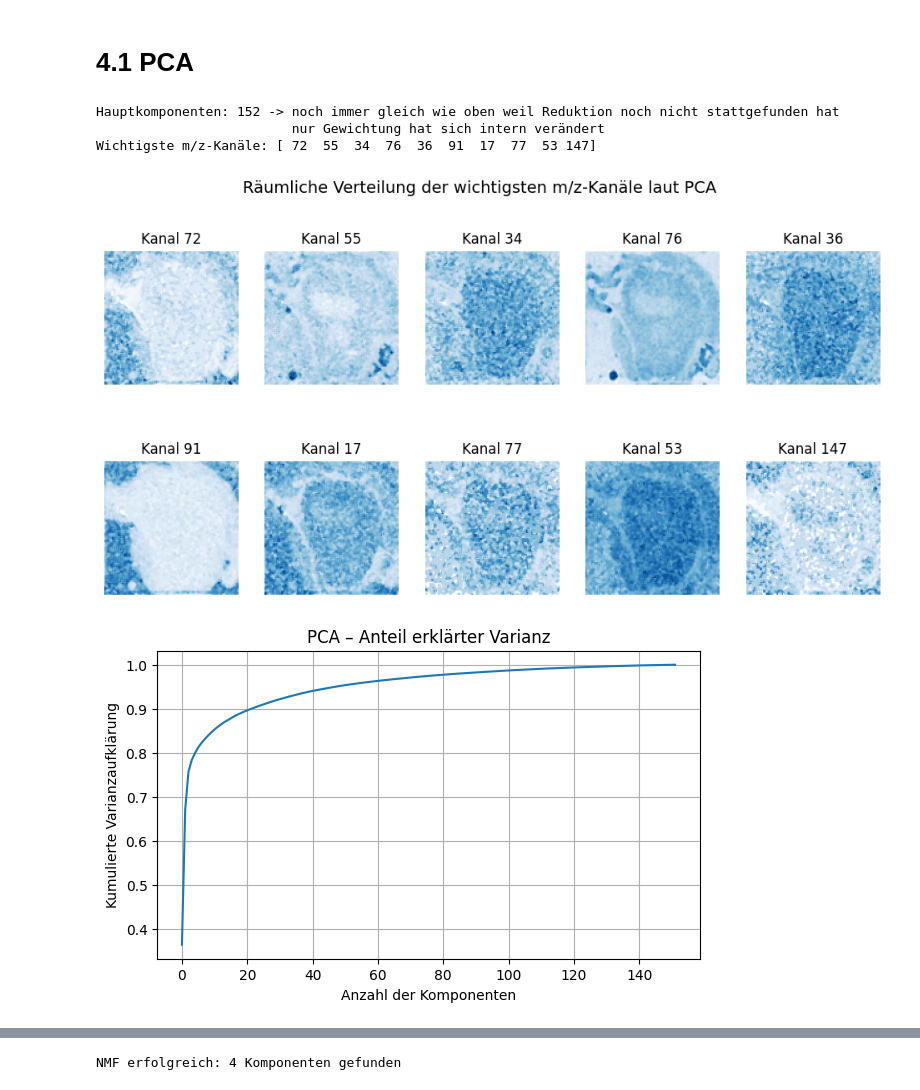
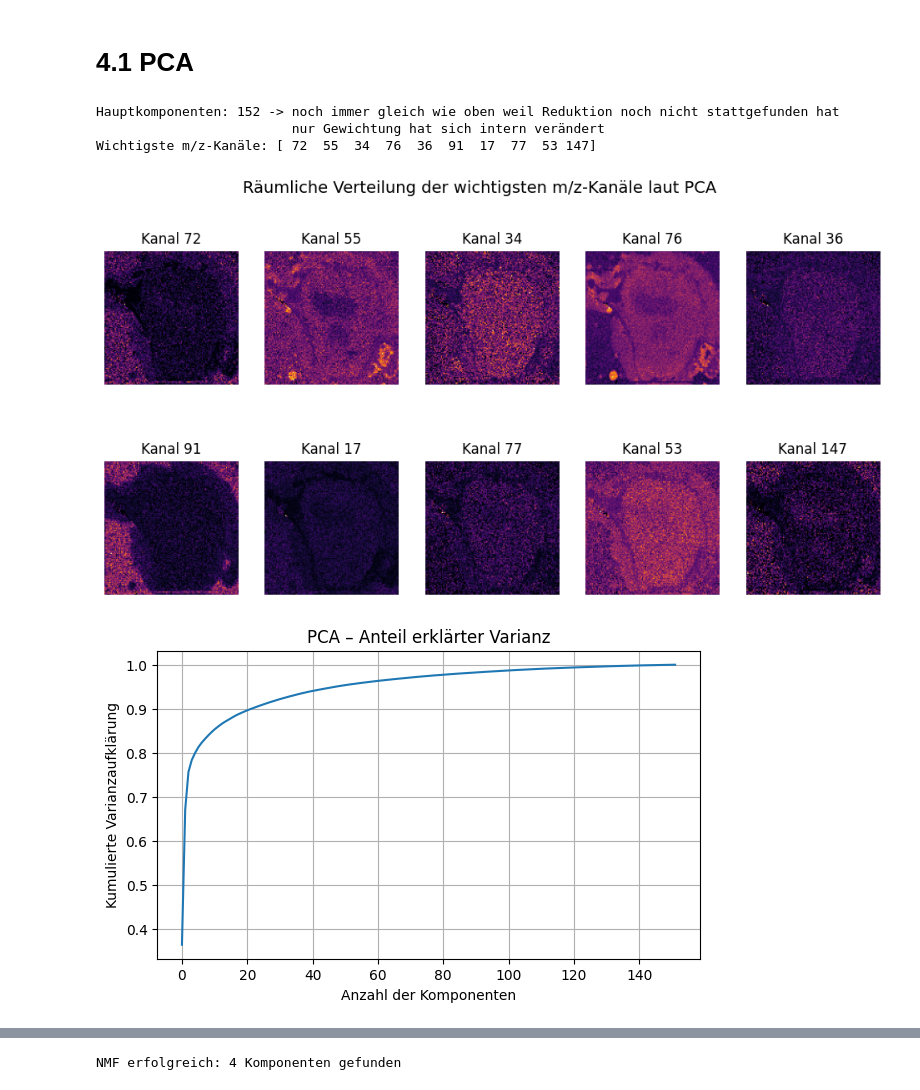
Before and after one commit to janphr03/MassSpectrometryImaging, a Jupyter notebook: Main.ipynb, the cells around one changed output, grey strips where cells are left out. Drawn from its saved outputs; the diff is of its cells as text; code cells hidden in the pictures.

```diff
--- a/Main.ipynb
+++ b/Main.ipynb
@@ -52,7 +52,7 @@ for i, ch in enumerate(channels_to_plot, 1):
     plt.subplot(1, len(channels_to_plot), i)
 
     # Zeige den jeweiligen Kanal als 2D-Bild
-    plt.imshow(ims_cube[:, :, ch], cmap='Blues')
+    plt.imshow(ims_cube[:, :, ch], cmap='inferno')
     plt.title(f"Kanal {ch}")  # Beschrifte das Teilbild
     plt.axis('off')           # Achsen ausblenden für saubere Darstellung
 
@@ -183,34 +187,34 @@ print("Hauptkomponenten: " + str(spectral_matrix.shape[1]) + " -> noch immer gle
 loadings = np.abs(pca.components_[0])
 important_channels = np.argsort(loadings)[-10:][::-1]  # Top 10 mit höchstem Einfluss
 
 print("Wichtigste m/z-Kanäle:", important_channels)
 
 # Diese Kanäle im Bild visualisieren
 plt.figure(figsize=(12, 6))
 for i, ch in enumerate(important_channels, 1):
     plt.subplot(2, 5, i)
-    plt.imshow(ims_cube[:, :, ch], cmap='Blues')
+    plt.imshow(ims_cube[:, :, ch], cmap='inferno')
     plt.title(f"Kanal {ch}")
     plt.axis('off')
 
 plt.suptitle("Räumliche Verteilung der wichtigsten m/z-Kanäle laut PCA", fontsize=14)
 plt.show()
 
 
 #===========================================================================================
 
 # UMGANGSSPRACHE, NOCH ÄNDERN! "Wie viele Kanäle spiegeln wie viel Prozent der Informationen wieder"
 plt.figure(figsize=(7, 4))
 plt.plot(np.cumsum(pca.explained_variance_ratio_))
 plt.xlabel('Anzahl der Komponenten')
 plt.ylabel('Kumulierte Varianzaufklärung')
 plt.title('PCA – Anteil erklärter Varianz')
 plt.grid(True)
 plt.show()
 # %% [output]
 Hauptkomponenten: 152 -> noch immer gleich wie oben weil Reduktion noch nicht stattgefunden hat
                          nur Gewichtung hat sich intern verändert
 Wichtigste m/z-Kanäle: [ 72  55  34  76  36  91  17  77  53 147]
-[figure, old version]
+[figure, new version]
 [figure]
 # %% [markdown]
```
Also changed, not shown: parts of 5 cells of this notebook.
